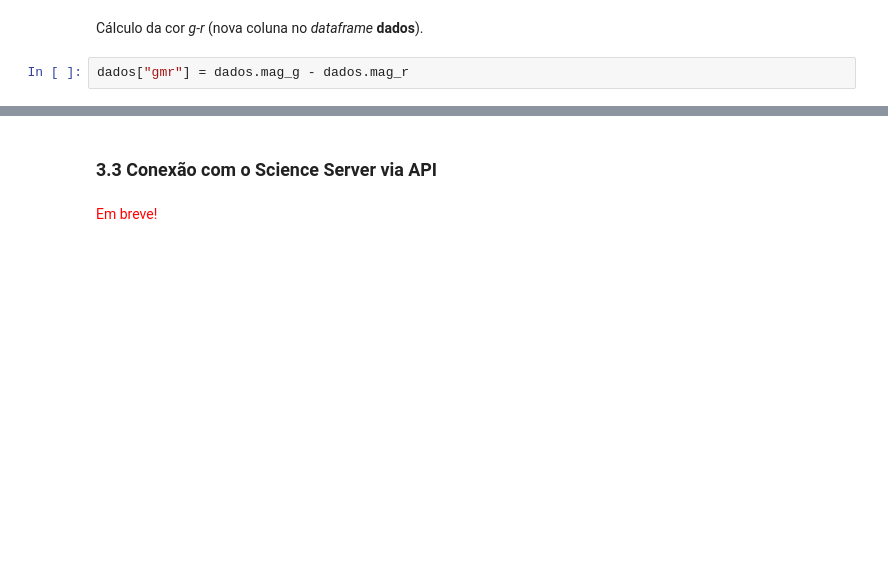
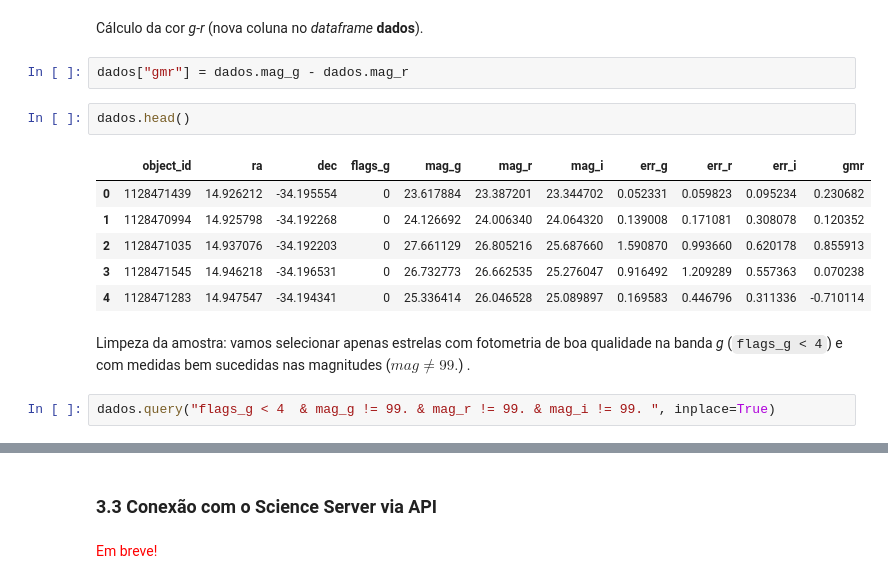
Before and after one commit to linea-it/jupyterhub-tutorial, a Jupyter notebook: primeiros_passos.ipynb, the cells around one changed output, grey strips where cells are left out. Cells and saved outputs as stored; diff of their text form; blank space fills up the shorter version.

```diff
--- a/primeiros_passos.ipynb
+++ b/primeiros_passos.ipynb
@@ -531,3 +777,16 @@ dados.head()
 Cálculo da cor _g-r_ (nova coluna no _dataframe_ **dados**).
 # %%
 dados["gmr"] = dados.mag_g - dados.mag_r
+# %%
+dados.head()
+# %% [output]
+|  | object_id | ra | dec | flags_g | mag_g | mag_r | mag_i | err_g | err_r | err_i | gmr |
+| 0 | 1128471439 | 14.926212 | -34.195554 | 0 | 23.617884 | 23.387201 | 23.344702 | 0.052331 | 0.059823 | 0.095234 | 0.230682 |
+| 1 | 1128470994 | 14.925798 | -34.192268 | 0 | 24.126692 | 24.006340 | 24.064320 | 0.139008 | 0.171081 | 0.308078 | 0.120352 |
+| 2 | 1128471035 | 14.937076 | -34.192203 | 0 | 27.661129 | 26.805216 | 25.687660 | 1.590870 | 0.993660 | 0.620178 | 0.855913 |
+| 3 | 1128471545 | 14.946218 | -34.196531 | 0 | 26.732773 | 26.662535 | 25.276047 | 0.916492 | 1.209289 | 0.557363 | 0.070238 |
+| 4 | 1128471283 | 14.947547 | -34.194341 | 0 | 25.336414 | 26.046528 | 25.089897 | 0.169583 | 0.446796 | 0.311336 | -0.710114 |
+# %% [markdown]
+Limpeza da amostra: vamos selecionar apenas estrelas com fotometria de boa qualidade na banda _g_ (`flags_g < 4`) e com medidas bem sucedidas nas magnitudes ($mag \neq 99.$) .
+# %%
+dados.query("flags_g < 4  & mag_g != 99. & mag_r != 99. & mag_i != 99. ", inplace=True)
```
Also changed, not shown: parts of 63 cells of this notebook.
